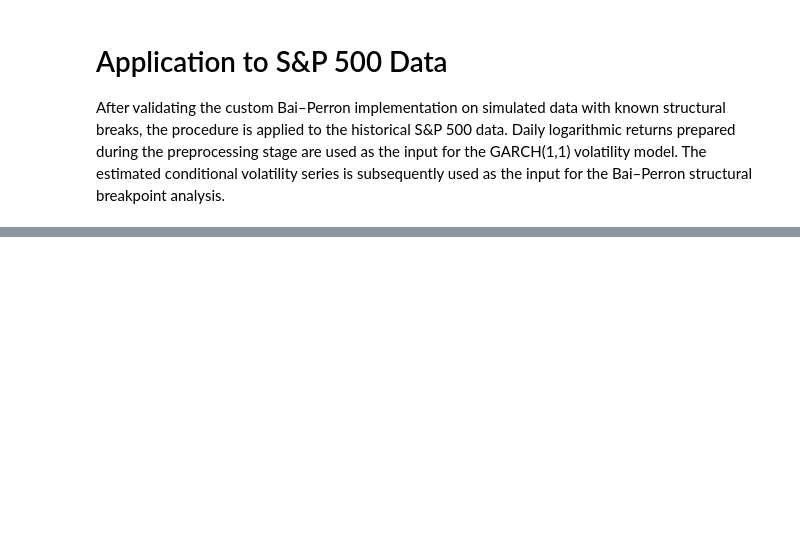
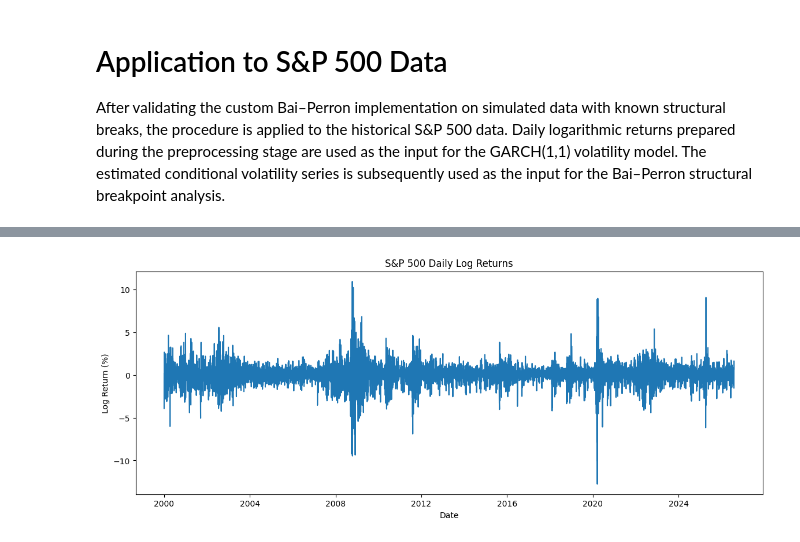
Before and after one commit to fleurclochette/Scientific-Project-SS26-Group-8, a Jupyter notebook: notebooks/03_garch_breakpoints.ipynb, the cells around one changed output, grey strips where cells are left out. Cells and saved outputs as stored; diff of their text form; code cells hidden in the pictures; blank space fills up the shorter version.

```diff
--- a/notebooks/03_garch_breakpoints.ipynb
+++ b/notebooks/03_garch_breakpoints.ipynb
@@ -503,0 +560,6 @@ print(df.columns)
+# %%
+# Step 4 Convert Data
+df["Date"] = pd.to_datetime(df["Date"])
+df = df.sort_values("Date").reset_index(drop=True)
+print(df["Date"].min())
+print(df["Date"].max())
@@ -503,0 +569,6 @@ print(df.columns)
+# %%
+# Step 5 Extract the returns
+# GARCH model should use only the return series
+returns = df["LogReturn"].copy()
+print(returns.head())
+print(returns.describe())
@@ -503,0 +591,17 @@ print(df.columns)
+# %%
+# Step 6 plot the returns
+# Before fitting GARCH, visually inspect the series
+plt.figure(figsize=(14, 5))
+
+plt.plot(
+    df["Date"],
+    returns
+)
+
+plt.title("S&P 500 Daily Log Returns")
+plt.xlabel("Date")
+plt.ylabel("Log Return (%)")
+
+plt.show()
+# %% [output]
+[figure, added]
```
Also changed, not shown: parts of 28 cells of this notebook.
